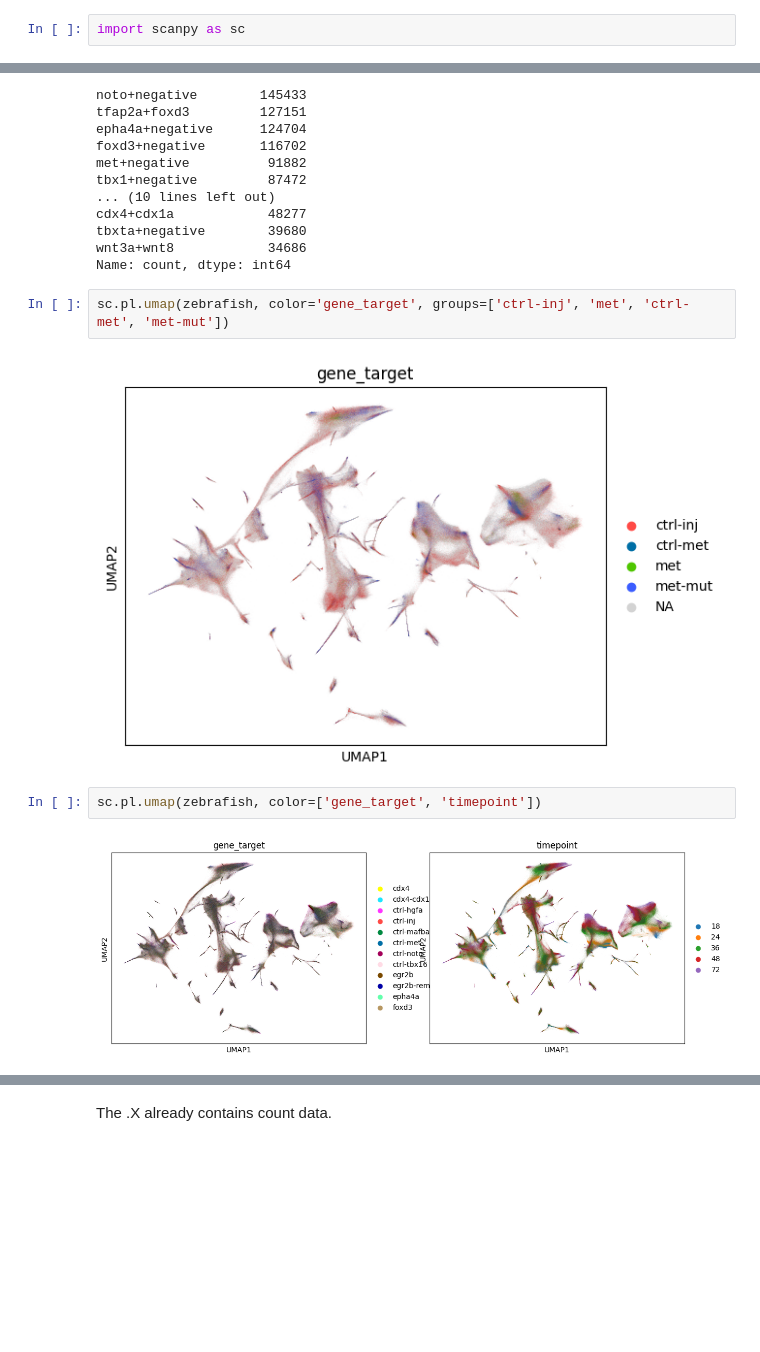
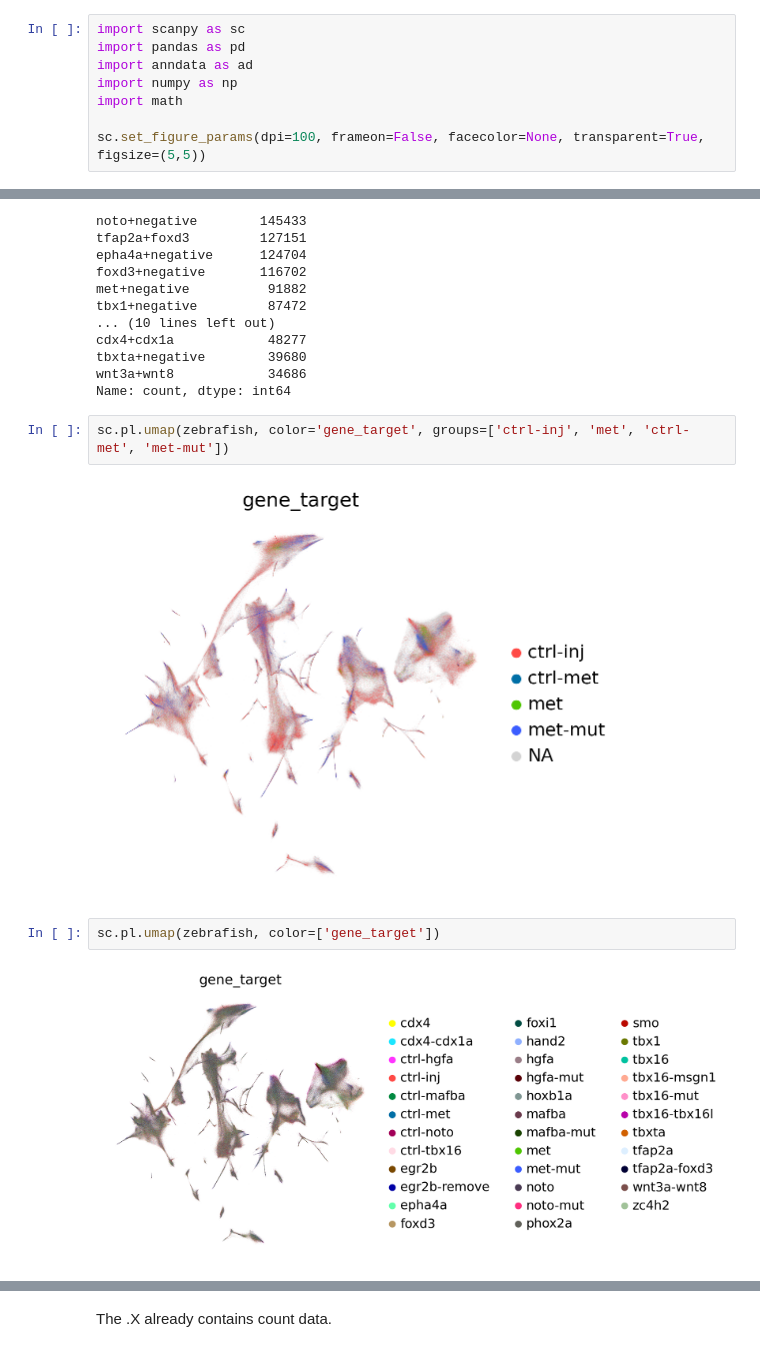
Before and after one commit to theislab/cellflow_reproducibility, a Jupyter notebook: notebooks/prepare_data/prepare_zebrafish.ipynb, the cells around one changed output, grey strips where cells are left out. Saved outputs shown, nothing was run; the diff lists cells and outputs as text; blank space fills up the shorter version.

Commit message:
zebrafish processing file

```diff
--- a/notebooks/prepare_data/prepare_zebrafish.ipynb
+++ b/notebooks/prepare_data/prepare_zebrafish.ipynb
@@ -1,5 +1,11 @@
 # %%
 import scanpy as sc
+import pandas as pd
+import anndata as ad
+import numpy as np
+import math
+
+sc.set_figure_params(dpi=100, frameon=False, facecolor=None, transparent=True, figsize=(5,5))
 # %%
 zebrafish = sc.read('/lustre/groups/ml01/workspace/alejandro.tejada/COLE/fullDataZebra.h5ad')
 # %%
@@ -89,8 +121,8 @@ Name: count, dtype: int64
 # %%
 sc.pl.umap(zebrafish, color='gene_target', groups=['ctrl-inj', 'met', 'ctrl-met', 'met-mut'])
 # %% [output]
-[figure, old version]
+[figure, new version]
 # %%
-sc.pl.umap(zebrafish, color=['gene_target', 'timepoint'])
+sc.pl.umap(zebrafish, color=['gene_target'])
 # %% [output]
-[figure, old version]
+[figure, new version]
```
Also changed, not shown: parts of 74 cells of this notebook.
